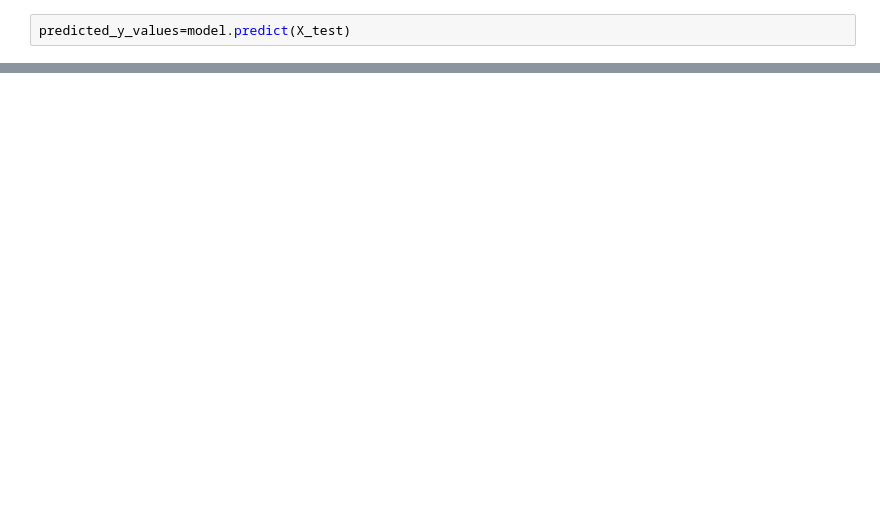
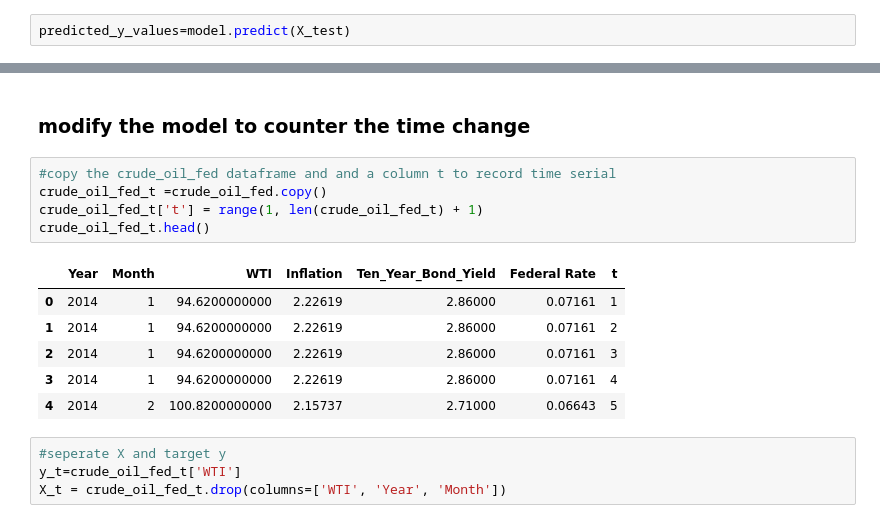
Before and after one commit to Jun-Jiang03/crude_oil_prediction, a Jupyter notebook: Explore and training model.ipynb, the cells around one changed output, grey strips where cells are left out. Saved outputs shown, nothing was run; the diff lists cells and outputs as text; blank space fills up the shorter version.

```diff
--- a/Explore and training model.ipynb
+++ b/Explore and training model.ipynb
@@ -183,0 +180,18 @@ The root mean squared error is 9.928408080108008.
+# %% [markdown]
+### modify the model to counter the time change
+# %%
+#copy the crude_oil_fed dataframe and and a column t to record time serial
+crude_oil_fed_t =crude_oil_fed.copy()
+crude_oil_fed_t['t'] = range(1, len(crude_oil_fed_t) + 1)
+crude_oil_fed_t.head()
+# %% [output]
+|  | Year | Month | WTI | Inflation | Ten_Year_Bond_Yield | Federal Rate | t |
+| 0 | 2014 | 1 | 94.6200000000 | 2.22619 | 2.86000 | 0.07161 | 1 |
+| 1 | 2014 | 1 | 94.6200000000 | 2.22619 | 2.86000 | 0.07161 | 2 |
+| 2 | 2014 | 1 | 94.6200000000 | 2.22619 | 2.86000 | 0.07161 | 3 |
+| 3 | 2014 | 1 | 94.6200000000 | 2.22619 | 2.86000 | 0.07161 | 4 |
+| 4 | 2014 | 2 | 100.8200000000 | 2.15737 | 2.71000 | 0.06643 | 5 |
+# %%
+#seperate X and target y
+y_t=crude_oil_fed_t['WTI']
+X_t = crude_oil_fed_t.drop(columns=['WTI', 'Year', 'Month'])
```
Also changed, not shown: parts of 67 cells of this notebook.
